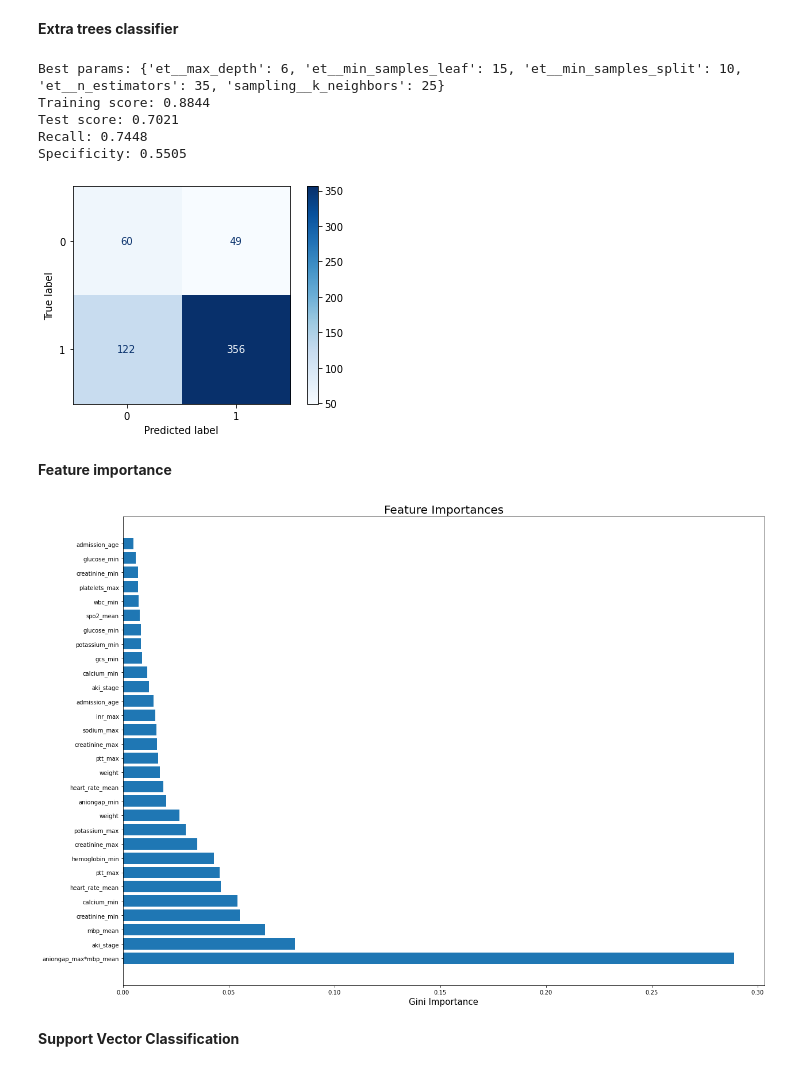
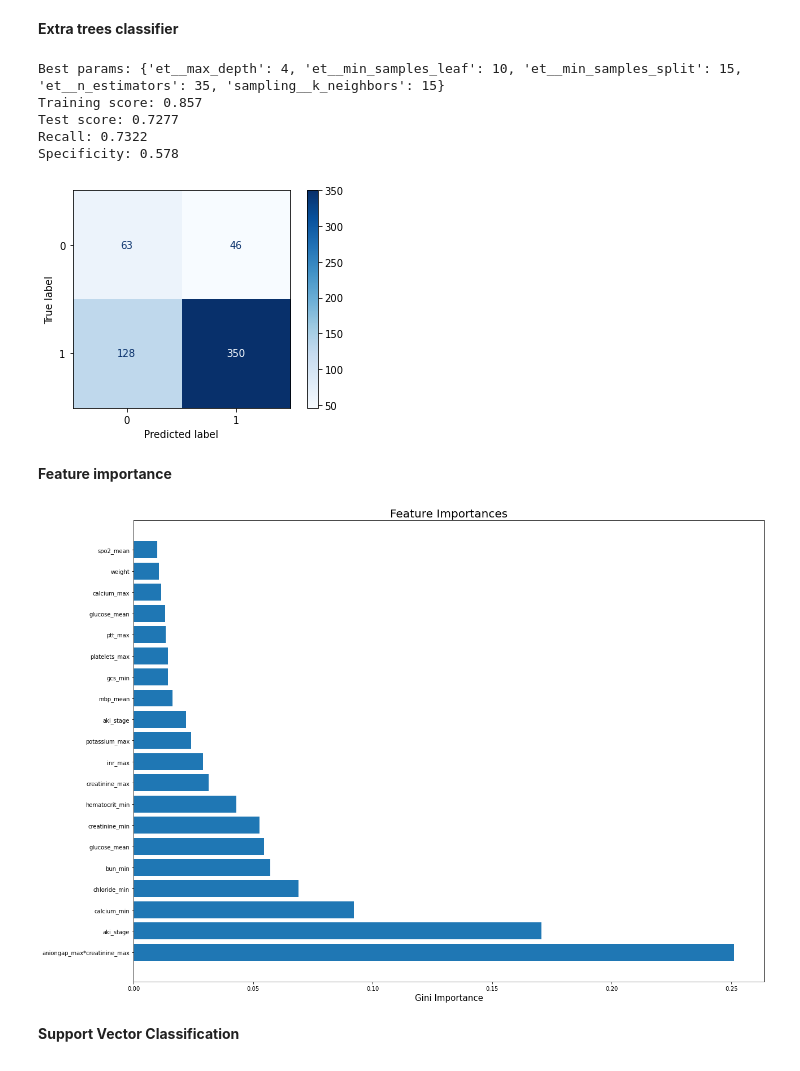
Before and after one commit to doscsy12/AKI_rrt, a Jupyter notebook: Preprocessing_model_tuning.ipynb, the cells around one changed output. Saved outputs shown, nothing was run; the diff lists cells and outputs as text; code cells hidden in the pictures.

```diff
--- a/Preprocessing_model_tuning.ipynb
+++ b/Preprocessing_model_tuning.ipynb
@@ -197,2 +196,6 @@ So the **baseline accuracy** is 0.606 (for train set), and 0.671 (for test set)
 # %% [markdown]
 ### Logistic regression (with SMOTE)
+# %%
+# from previous notebook
+# drop the above columns
+aki_data.drop(columns=['gender','sbp_mean','dbp_mean'],inplace=True)
@@ -299,11 +332,9 @@ aki_data['aniongap_max*potassium_max'] = aki_data['aniongap_max'] * aki_data['po
 aki_data['aniongap_max*creatinine_max'] = aki_data['aniongap_max'] * aki_data['creatinine_max']
 aki_data['aniongap_max*mbp_mean'] = aki_data['aniongap_max'] * aki_data['mbp_mean']
 aki_data['creatinine_max*potassium_max'] = aki_data['creatinine_max'] * aki_data['potassium_max']
-aki_data['aniongap_max*dbp_mean'] = aki_data['aniongap_max'] * aki_data['dbp_mean']
 aki_data['aniongap_min*potassium_max'] = aki_data['aniongap_min'] * aki_data['potassium_max']
 aki_data['calcium_max*creatinine_max'] = aki_data['calcium_max'] * aki_data['creatinine_max']
 aki_data['hematocrit_max*creatinine_max'] = aki_data['hematocrit_max'] * aki_data['creatinine_max']
-aki_data['aniongap_max*sbp_mean'] = aki_data['aniongap_max'] * aki_data['sbp_mean']
 aki_data['aniongap_min*creatinine_max'] = aki_data['aniongap_min'] * aki_data['creatinine_max']
 aki_data['hemoglobin_max*creatinine_max'] = aki_data['hemoglobin_max'] * aki_data['creatinine_max']
 aki_data['creatinine_max*gcs_min'] = aki_data['creatinine_max'] * aki_data['gcs_min']
@@ -352,7 +383,7 @@ pipe = Pipeline([
     ])
 # %%
 pipe_params = {
-    'pca__n_components': [5,10,15,20,25,30,35,40,45,50,55,60],
+    'pca__n_components': [5,10,15,20,25,30,35,40,45,50,55],
 }
 # %%
 grid = GridSearchCV(pipe, pipe_params, scoring='roc_auc', n_jobs=-1)
@@ -533,70 +564,70 @@ Specificity: 0.5138
 **Extra trees classifier**
 # %%
 # extra trees classifier
-grid_params = {
-    'sampling__k_neighbors': [15, 20, 25],
-    'et__n_estimators': [30, 35],
-    'et__max_depth': [4, 5, 6],
-    'et__min_samples_split': [10, 15],
-    'et__min_samples_leaf': [10, 15],
+# grid_params = {
+#     'sampling__k_neighbors': [15, 20, 25],
+#     'et__n_estimators': [30, 35],
+#     'et__max_depth': [4, 5, 6],
+#     'et__min_samples_split': [10, 15],
+#     'et__min_samples_leaf': [10, 15],
+# }
+
+best_params = {
+    'sampling__k_neighbors': [20],
+    'et__n_estimators': [30],
+    'et__max_depth': [4],
+    'et__min_samples_split': [15],
+    'et__min_samples_leaf': [10],
 }
 
-# best_params = {
-#     'sampling__k_neighbors': [20],
-#     'et__n_estimators': [30],
-#     'et__max_depth': [4],
-#     'et__min_samples_split': [15],
-#     'et__min_samples_leaf': [10],
-# }
-
-et = run_models('et', grid_params)
+et = run_models('et', best_params)
 # %% [output]
-Best params: {'et__max_depth': 6, 'et__min_samples_leaf': 15, 'et__min_samples_split': 10, 'et__n_estimators': 35, 'sampling__k_neighbors': 25}
-Training score: 0.8844
-Test score: 0.7021
-Recall: 0.7448
-Specificity: 0.5505
+Best params: {'et__max_depth': 4, 'et__min_samples_leaf': 10, 'et__min_samples_split': 15, 'et__n_estimators': 35, 'sampling__k_neighbors': 15}
+Training score: 0.857
+Test score: 0.7277
+Recall: 0.7322
+Specificity: 0.578
-[figure, old version]
+[figure, new version]
 # %% [markdown]
 **Feature importance**
 # %%
 # https://stackoverflow.com/questions/50796024/feature-variable-importance-after-a-pca-analysis
 # PCA-transform data back to orignal features
-num_plot = 30
+num_plot = 20
 
 pipe = Pipeline([
             ('scale', StandardScaler()),
             ('pca', PCA(n_components = num_plot)),
             ('sampling', SMOTE(sampling_strategy='minority', k_neighbors=20)),
             ('rf', ExtraTreesClassifier(n_estimators=30, max_depth=6, min_samples_split = 10, min_samples_leaf = 15)),
             ])
 
 pipe.fit(X_train, y_train)
 
 model = pipe.steps[1][1]
 n_pcs = model.components_.shape[0]
 
 # get index for more important feature from each n_component
 feature_names = X_train.columns
 most_important = [np.abs(model.components_[i]).argmax() for i in range(n_pcs)]
 most_important_names = [feature_names[most_important[i]] for i in range(n_pcs)]
 
 # combine for plotting later
 zipped_feats = zip(most_important_names, pipe.steps[3][1].feature_importances_)
 zipped_feats = sorted(zipped_feats, key=lambda x: x[1], reverse=True)
 features, importances = zip(*zipped_feats)
 
-# n_components = 30
+# n_components = 20
 top_features = features[:num_plot]
 top_importances = importances[:num_plot]
 plt.figure(figsize=(20,15))
 plt.barh(range(len(top_importances)), top_importances, align='center')
 plt.yticks(range(len(top_importances)), top_features)
 plt.title('Feature Importances',fontsize=20)
 plt.xlabel('Gini Importance',fontsize=15)
 plt.show()
 # %% [output]
-[figure, old version]
+[figure, new version]
 # %% [markdown]
 **Support Vector Classification**
 # %%
```
Also changed, not shown: parts of 31 cells of this notebook.
